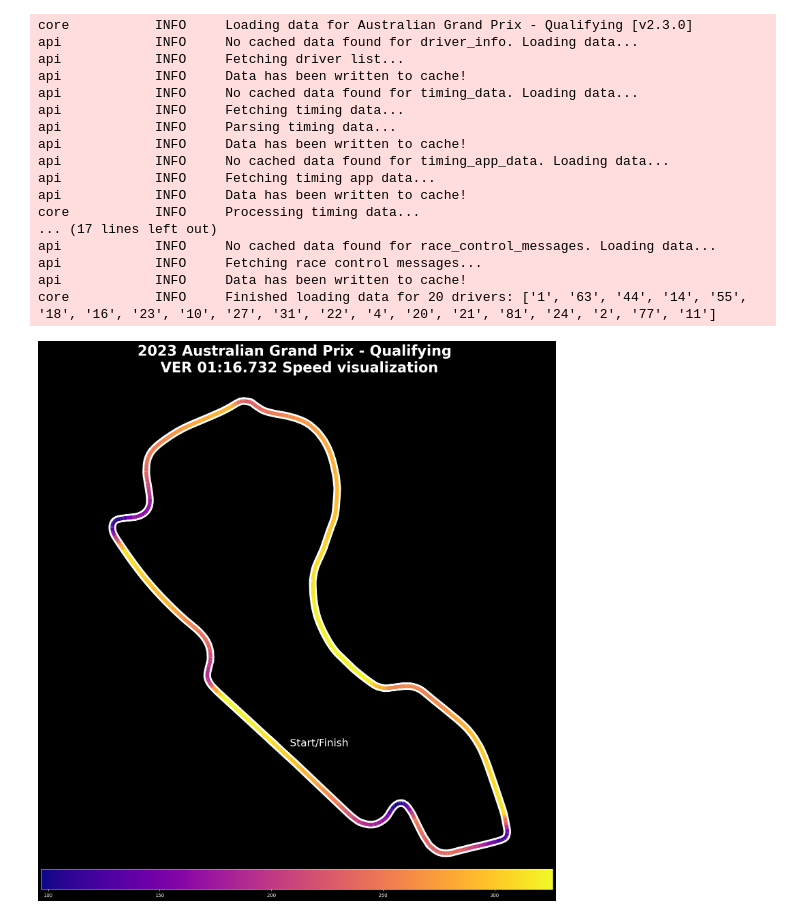
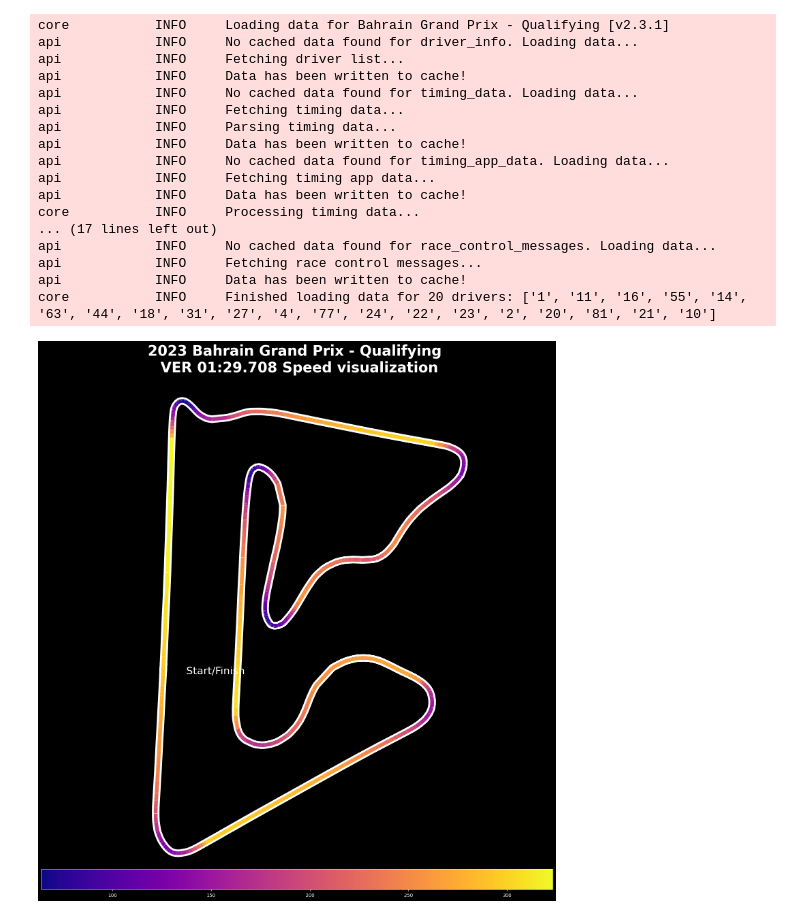
Before and after one commit to RickyRAV/F1DataVisualization, a Jupyter notebook: ForFastestLaps/SpeedVisualization.ipynb, the cells around one changed output. Drawn from its saved outputs; the diff is of its cells as text; code cells hidden in the pictures.

```diff
--- a/ForFastestLaps/SpeedVisualization.ipynb
+++ b/ForFastestLaps/SpeedVisualization.ipynb
@@ -9,11 +9,11 @@ import re
 # %%
 ff1.Cache.enable_cache('../cache')
 # %%
-year, event, event_type = 2023, 'Australia', 'Q'
+year, event, event_type = 2023, 'Bahrain', 'Q'
 session = ff1.get_session(year, event, event_type)
 session.load()
 # %% [output]
-core           INFO     Loading data for Australian Grand Prix - Qualifying [v2.3.0]
+core           INFO     Loading data for Bahrain Grand Prix - Qualifying [v2.3.1]
 api            INFO     No cached data found for driver_info. Loading data...
 api            INFO     Fetching driver list...
 api            INFO     Data has been written to cache!
@@ -29,7 +29,7 @@ core           INFO     Processing timing data...
 api            INFO     No cached data found for race_control_messages. Loading data...
 api            INFO     Fetching race control messages...
 api            INFO     Data has been written to cache!
-core           INFO     Finished loading data for 20 drivers: ['1', '63', '44', '14', '55', '18', '16', '23', '10', '27', '31', '22', '4', '20', '21', '81', '24', '2', '77', '11']
+core           INFO     Finished loading data for 20 drivers: ['1', '11', '16', '55', '14', '63', '44', '18', '31', '27', '4', '77', '24', '22', '23', '2', '20', '81', '21', '10']
 # %%
 driver_1 = 'VER'
 laps_driver_1 = session.laps.pick_driver(driver_1)
@@ -66,6 +66,8 @@ plt.subplots_adjust(left=0.1, right=0.95, top=0.85, bottom=0.12)
 # Create background track line
 # For vertical tracks
 ax.plot(idk_mate.telemetry['X'], idk_mate.telemetry['Y'], color='white', linestyle='-', linewidth=16, zorder=0)
+ax.set_aspect('equal', 'box')
+
 
 # Create a continuous norm to map from data points to colors
 norm = plt.Normalize(color.min(), color.max())
@@ -80,33 +82,33 @@ line = ax.add_collection(lc)
 # Find the y-coordinate of the starting point
 start_y = segments[0][0][1]
 
 # Calculate the width of the track
 track_width = 9  # This is the value you used for lc_comp.set_linewidth()
 
 # Set the start/finish line width to half of the track width
 line_width = track_width / 2
 
 # Draw the start/finish line
 xmin = segments[0][0][0]
 xmax = xmin + line_width
 plt.hlines(y=start_y, xmin=xmin, xmax=xmax, color='red', linestyle='--', linewidth=2)
 
 # Add the "Start/Finish" text
 text_x = xmax + 600  # You can adjust the 0.5 value to change the distance between the text and the line
 text_y = start_y
 plt.text(text_x, text_y, 'Start/Finish', fontsize=22, verticalalignment='center')
 
 
 # Finally, we create a color bar as a legend.
 left_position = (1 - 1) / 2
 cbaxes = fig.add_axes([left_position, 0.1, 1, 0.03])
 normlegend = mpl.colors.Normalize(vmin=color.min(), vmax=color.max())
 legend = mpl.colorbar.ColorbarBase(cbaxes, norm=normlegend, cmap=colormap, orientation="horizontal")
 
 
 # Show the plot
-plt.rcParams['figure.figsize'] = plot_size
-plt.savefig(plot_filename, dpi=300, bbox_inches='tight')
+# plt.rcParams['figure.figsize'] = plot_size
+# plt.savefig(plot_filename, dpi=300, bbox_inches='tight')
 plt.show()
 # %% [output]
-[figure, old version]
+[figure, new version]
```
Also changed, not shown: parts of 1 cell of this notebook, 14 other files.
